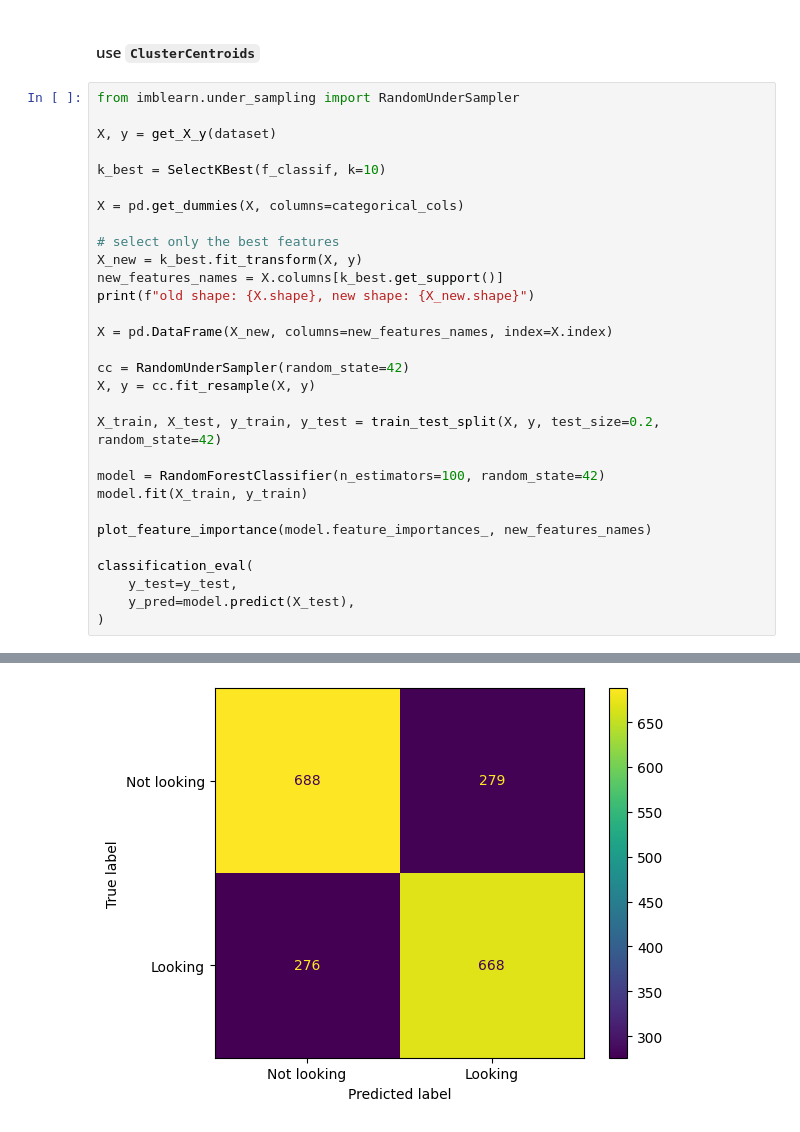
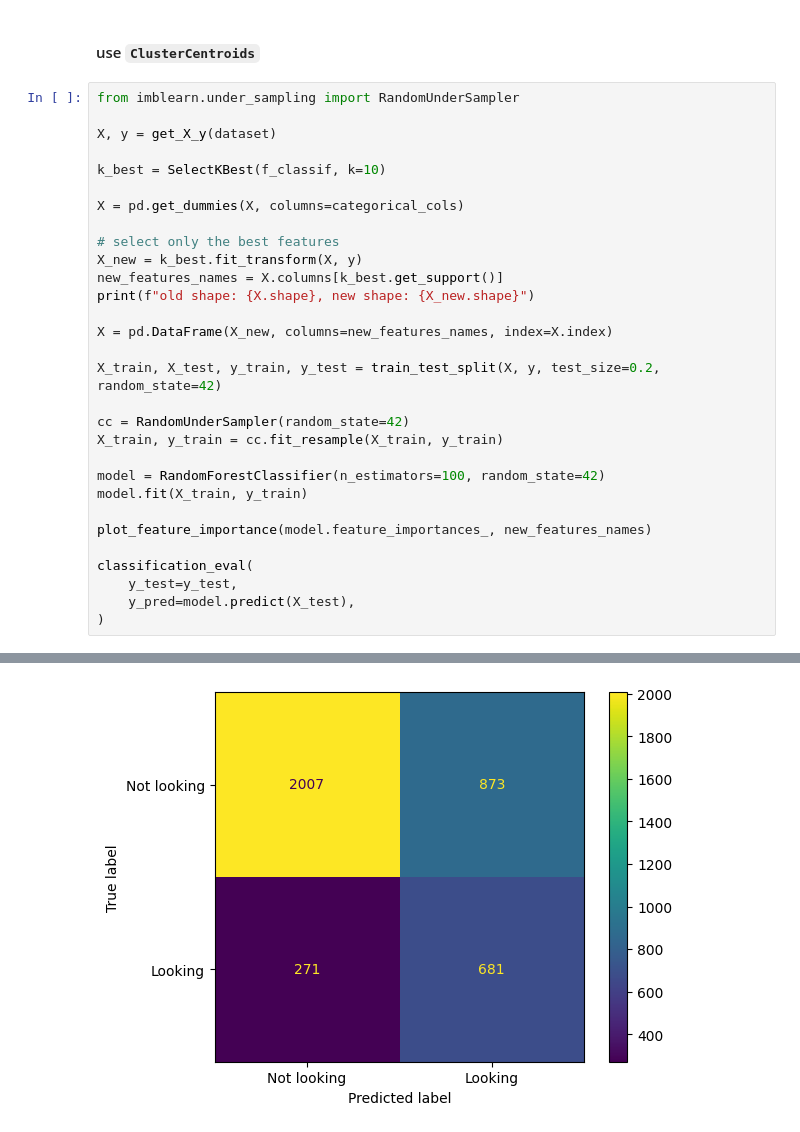
Before and after one commit to simone-viozzi/interviews-data-science-assignment, a Jupyter notebook: loyal_employees.ipynb, the cells around one changed output, grey strips where cells are left out. Cells and saved outputs as stored; diff of their text form.

Commit message:
move the resampling of the dataset to after the train test split
the test set need to have the same distribution as the original dataset

```diff
--- a/loyal_employees.ipynb
+++ b/loyal_employees.ipynb
@@ -271,10 +271,10 @@ print(f"old shape: {X.shape}, new shape: {X_new.shape}")
 
 X = pd.DataFrame(X_new, columns=new_features_names, index=X.index)
 
+X_train, X_test, y_train, y_test = train_test_split(X, y, test_size=0.2, random_state=42)
+
 cc = RandomUnderSampler(random_state=42)
-X, y = cc.fit_resample(X, y)
-
-X_train, X_test, y_train, y_test = train_test_split(X, y, test_size=0.2, random_state=42)
+X_train, y_train = cc.fit_resample(X_train, y_train)
 
 model = RandomForestClassifier(n_estimators=100, random_state=42)
 model.fit(X_train, y_train)
@@ -306 +306 @@ weighted avg       0.71      0.71      0.71      1911
-[figure, old version]
+[figure, new version]
```
Also changed, not shown: parts of 2 cells of this notebook.
